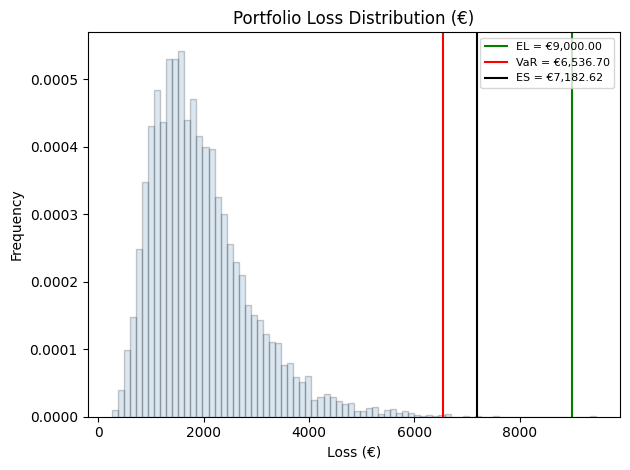
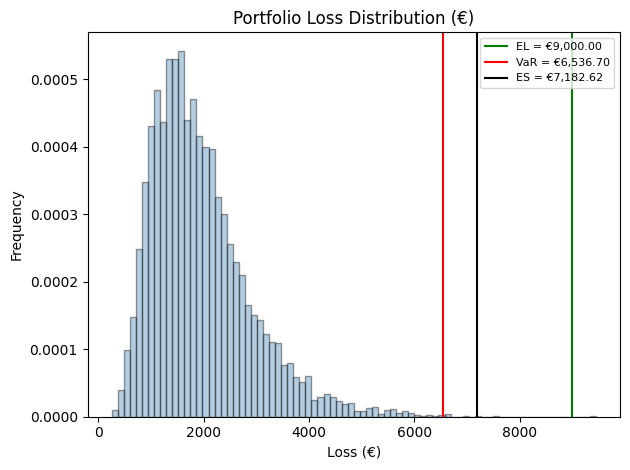
The notebook cell's code change between the first figure and the second:
--- before
+++ after
@@ -34,5 +34,5 @@
 
 # Plotting the portfolio loss 
-plt.hist(all_portfolio_losses, bins=80, color = 'steelblue', edgecolor = 'black', density=True, alpha = 0.20)
+plt.hist(all_portfolio_losses, bins=80, color = 'steelblue', edgecolor = 'black', density=True, alpha = 0.40)
 plt.axvline(expected_loss, color = 'g', label = f'EL = €{expected_loss:,.2f}')
 plt.axvline(VaR, color = 'r', label = f'VaR = €{VaR:,.2f}')

Commit: added maturity adjustment